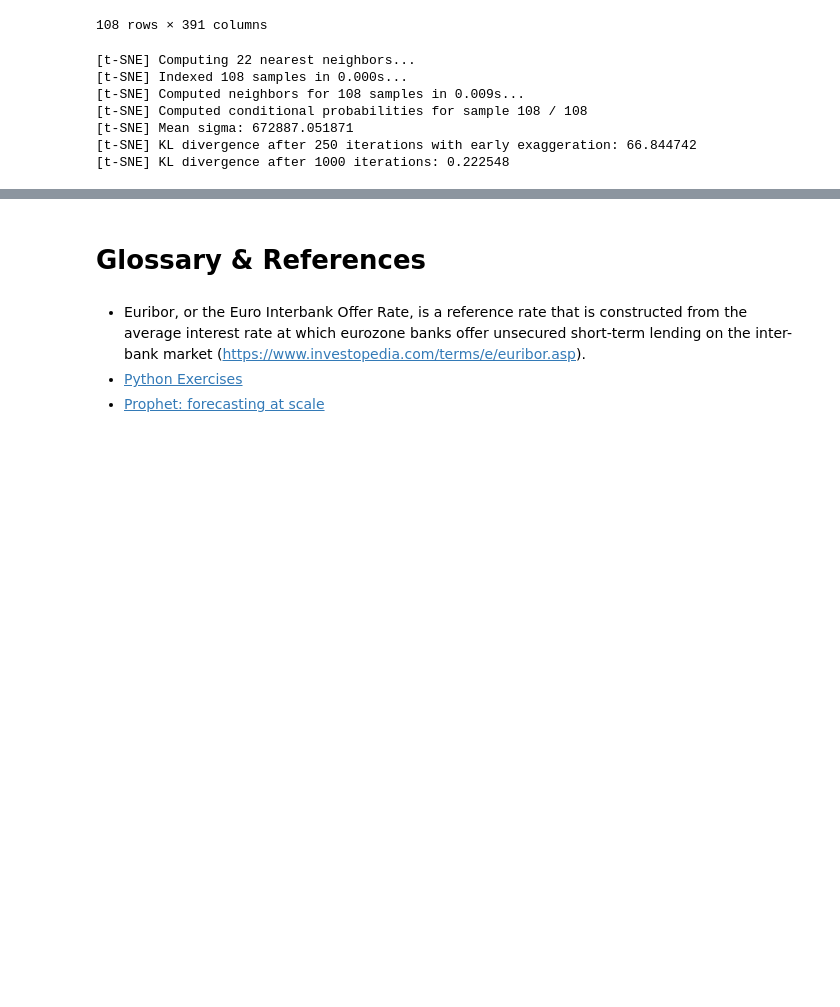
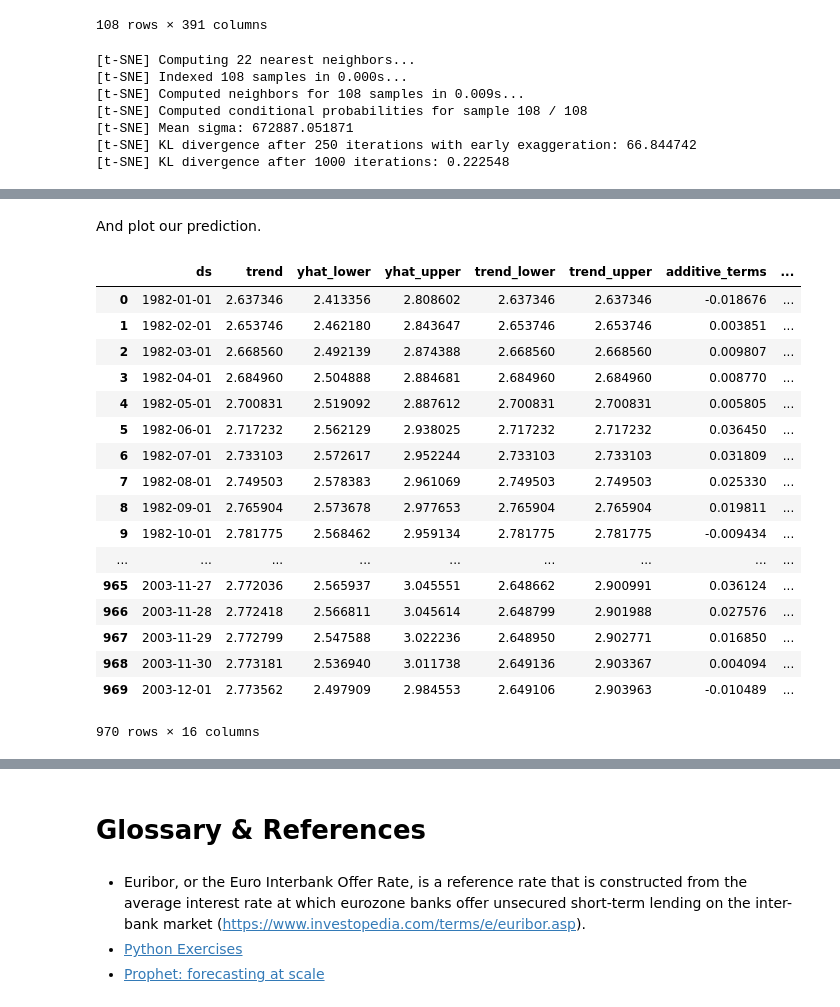
Before and after one commit to bvdboom/demo_dnb_data, a Jupyter notebook: DNB Demo Innovatiefestival.ipynb, the cells around one changed output, grey strips where cells are left out. Drawn from its saved outputs; the diff is of its cells as text; code cells hidden in the pictures; blank space fills up the shorter version.

```diff
--- a/DNB Demo Innovatiefestival.ipynb
+++ b/DNB Demo Innovatiefestival.ipynb
@@ -258,0 +329,23 @@ plt.show()
+# %% [markdown]
+And plot our prediction.
+# %%
+forecast
+# %% [output]
+|  | ds | trend | yhat_lower | yhat_upper | trend_lower | trend_upper | additive_terms | ... |
+| 0 | 1982-01-01 | 2.637346 | 2.413356 | 2.808602 | 2.637346 | 2.637346 | -0.018676 | ... |
+| 1 | 1982-02-01 | 2.653746 | 2.462180 | 2.843647 | 2.653746 | 2.653746 | 0.003851 | ... |
+| 2 | 1982-03-01 | 2.668560 | 2.492139 | 2.874388 | 2.668560 | 2.668560 | 0.009807 | ... |
+| 3 | 1982-04-01 | 2.684960 | 2.504888 | 2.884681 | 2.684960 | 2.684960 | 0.008770 | ... |
+| 4 | 1982-05-01 | 2.700831 | 2.519092 | 2.887612 | 2.700831 | 2.700831 | 0.005805 | ... |
+| 5 | 1982-06-01 | 2.717232 | 2.562129 | 2.938025 | 2.717232 | 2.717232 | 0.036450 | ... |
+| 6 | 1982-07-01 | 2.733103 | 2.572617 | 2.952244 | 2.733103 | 2.733103 | 0.031809 | ... |
+| 7 | 1982-08-01 | 2.749503 | 2.578383 | 2.961069 | 2.749503 | 2.749503 | 0.025330 | ... |
+| 8 | 1982-09-01 | 2.765904 | 2.573678 | 2.977653 | 2.765904 | 2.765904 | 0.019811 | ... |
+| 9 | 1982-10-01 | 2.781775 | 2.568462 | 2.959134 | 2.781775 | 2.781775 | -0.009434 | ... |
+| ... | ... | ... | ... | ... | ... | ... | ... | ... |
+| 965 | 2003-11-27 | 2.772036 | 2.565937 | 3.045551 | 2.648662 | 2.900991 | 0.036124 | ... |
+| 966 | 2003-11-28 | 2.772418 | 2.566811 | 3.045614 | 2.648799 | 2.901988 | 0.027576 | ... |
+| 967 | 2003-11-29 | 2.772799 | 2.547588 | 3.022236 | 2.648950 | 2.902771 | 0.016850 | ... |
+| 968 | 2003-11-30 | 2.773181 | 2.536940 | 3.011738 | 2.649136 | 2.903367 | 0.004094 | ... |
+| 969 | 2003-12-01 | 2.773562 | 2.497909 | 2.984553 | 2.649106 | 2.903963 | -0.010489 | ... |
+970 rows × 16 columns
```
Also changed, not shown: parts of 14 cells of this notebook.
